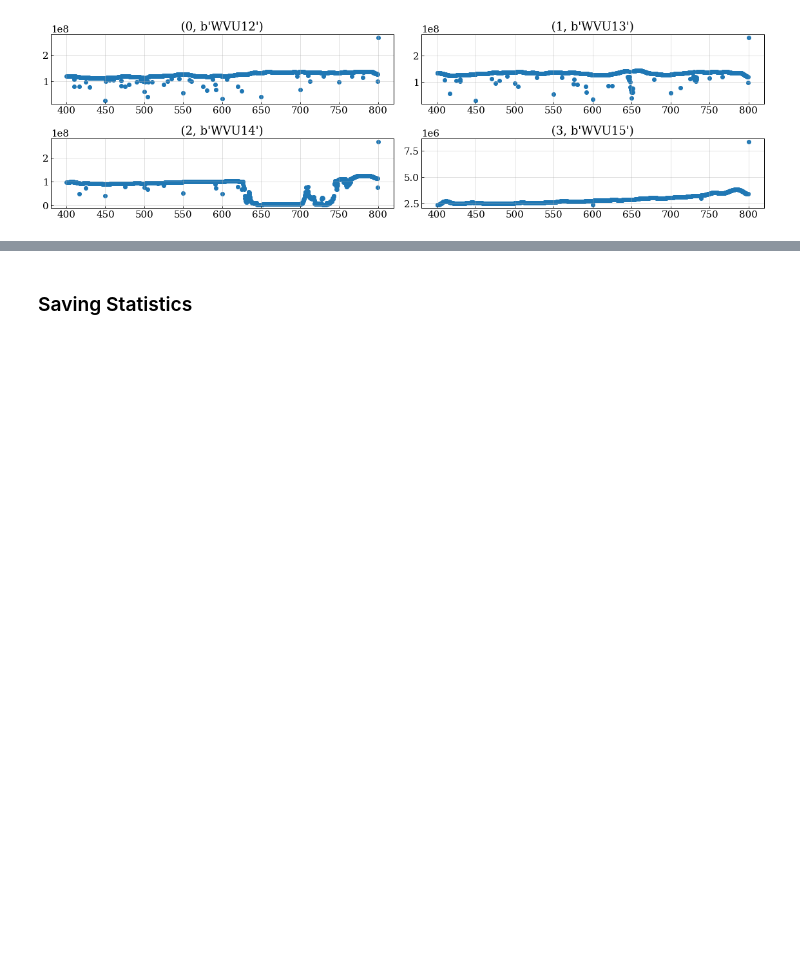
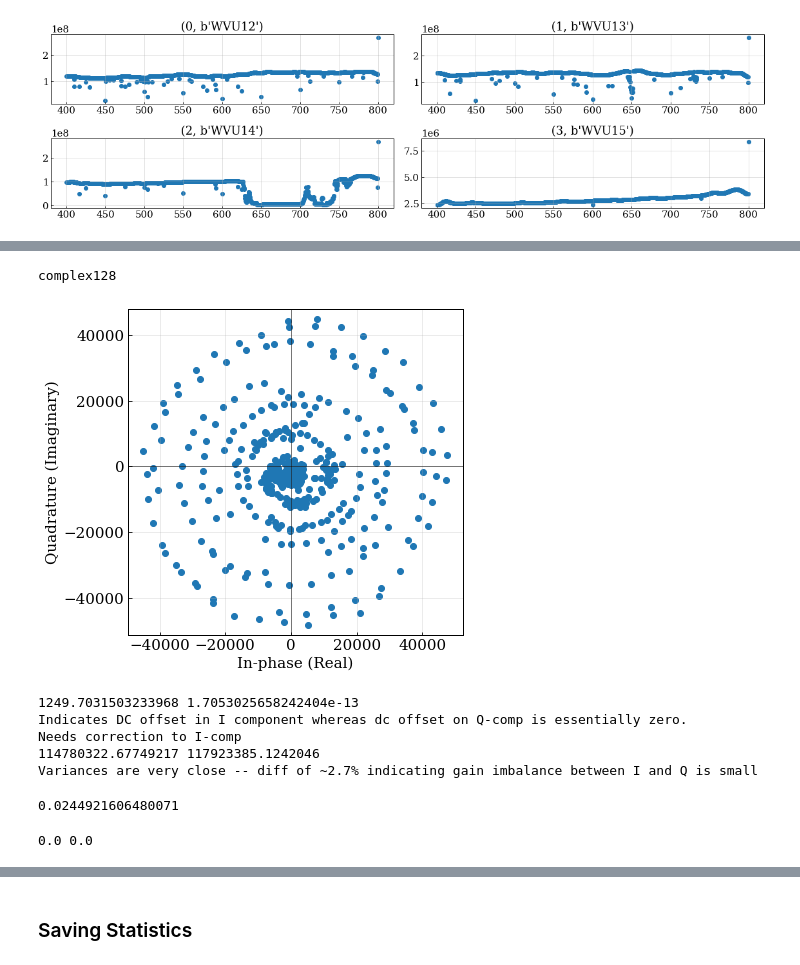
Before and after one commit to WVURAIL/DigitalNoiseSource, a Jupyter notebook: data_analysis_notebooks/KBB_dns_corrdata_analysis_dronedata_final.ipynb, the cells around one changed output, grey strips where cells are left out. Saved outputs shown, nothing was run; the diff lists cells and outputs as text; code cells hidden in the pictures; blank space fills up the shorter version.

```diff
--- a/data_analysis_notebooks/KBB_dns_corrdata_analysis_dronedata_final.ipynb
+++ b/data_analysis_notebooks/KBB_dns_corrdata_analysis_dronedata_final.ipynb
@@ -399,0 +459,55 @@ lowest time bin 0 and highest time bin 768
+# %%
+## Metric -- constellation plot
+## Phase skew would distort circle to ellipse?
+## data type is complex128
+print(corr_data.vis.dtype)
+plt.figure(figsize=(6,6))
+plt.scatter(corr_data.vis.real[tmin:tmax,315,8], corr_data.vis.imag[tmin:tmax,315,8])
+
+plt.axhline(0, color='k', lw=0.5);
+plt.axvline(0, color='k', lw=0.5)
+plt.xlabel('In-phase (Real)');
+plt.ylabel('Quadrature (Imaginary)')
+plt.grid(True, alpha=0.3);
+plt.axis('equal')
+plt.savefig("/Users/kalyanibhopi94/Documents/kalyanib_dns/corr_dns_plots/drone_testing_4x2_Apr2025/Apr12...037Z/phase_offset_investigate/constellation_1ms_files61-65.pdf")
+plt.show()
+# %% [output]
+complex128
+[figure, added]
+# %%
+# removing phase rotation (mean phasor)
+phi=np.angle(np.mean(corr_data.vis[tmin:tmax,315,8]))
+corr_dat_rot= corr_data.vis[tmin:tmax,315,8] * np.exp(-1j * phi)
+
+mean_I=np.mean(corr_dat_rot.real)
+mean_Q=np.mean(corr_dat_rot.imag)
+var_I=np.var(corr_dat_rot.real)
+var_Q=np.var(corr_dat_rot.imag)
+
+print(mean_I, mean_Q)
+print(f"Indicates DC offset in I component whereas dc offset on Q-comp is essentially zero.")
+print(f"Needs correction to I-comp" )
+print(var_I, var_Q)
+print(f"Variances are very close -- diff of ~2.7% indicating gain imbalance between I and Q is small")
+# %% [output]
+1249.7031503233968 1.7053025658242404e-13
+Indicates DC offset in I component whereas dc offset on Q-comp is essentially zero.
+Needs correction to I-comp
+114780322.67749217 117923385.1242046
+Variances are very close -- diff of ~2.7% indicating gain imbalance between I and Q is small
+# %%
+# checking if systematic phase offset exists between real and imag
+iq_corr =np.corrcoef(corr_data.vis.real[tmin:tmax,315,8], corr_data.vis.imag[tmin:tmax,315,8])[0,1]
+iq_corr
+print("this is really small -- tiny residual corr")
+# %% [output]
+0.0244921606480071
+# %%
+corr_data_dc_IQ_corr=(corr_data.vis.real[tmin:tmax,315,8] - np.mean(corr_data.vis.real[tmin:tmax,315,8])) + 1j*(corr_data.vis.imag[tmin:tmax,315,8] - np.mean(corr_data.vis.imag[tmin:tmax,315,8]))
+
+mean_I=np.mean(corr_data_dc_IQ_corr.real)
+mean_Q=np.mean(corr_data_dc_IQ_corr.imag)
+print(mean_I, mean_Q)
+# %% [output]
+0.0 0.0
```
Also changed, not shown: parts of 10 cells of this notebook.
